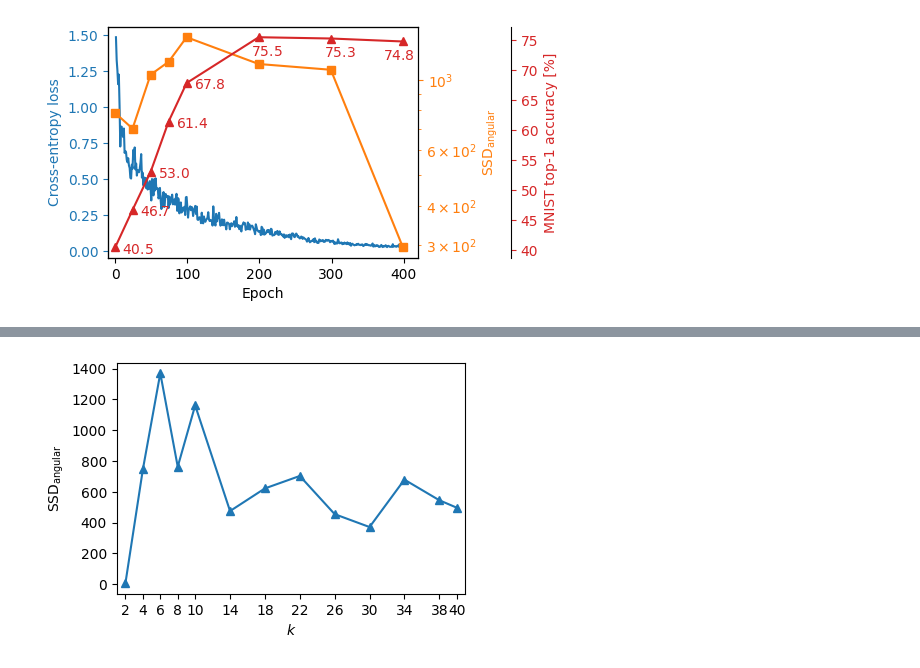
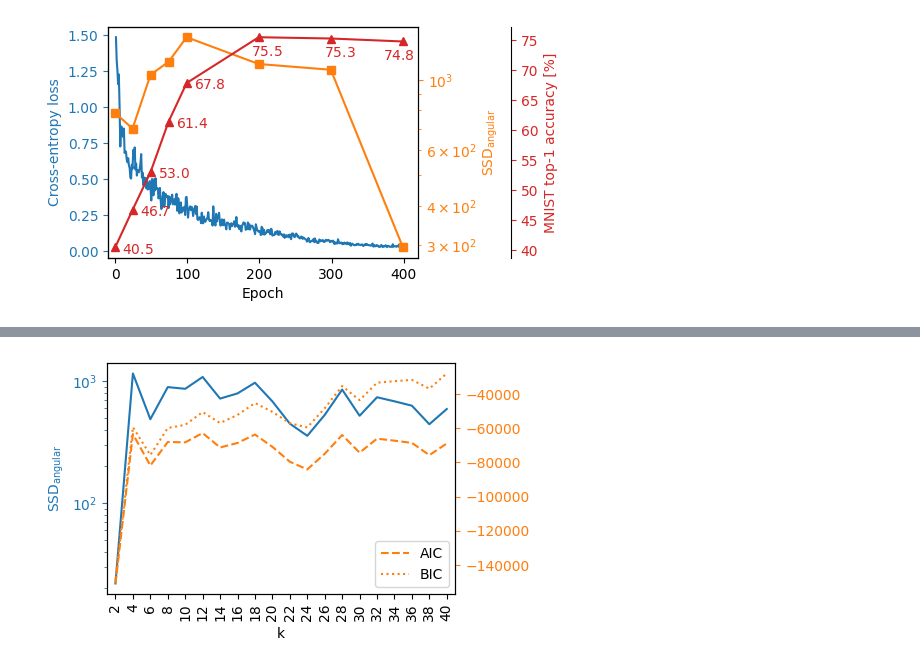
Before and after one commit to 4castRenewables/maelstrom-a6, a Jupyter notebook: notebooks/dcv2_analysis.ipynb, the cells around one changed output, grey strips where cells are left out. Saved outputs shown, nothing was run; the diff lists cells and outputs as text; code cells hidden in the pictures.

```diff
--- a/notebooks/dcv2_analysis.ipynb
+++ b/notebooks/dcv2_analysis.ipynb
@@ -859,7 +852,18 @@ plt.savefig(plots / "figB2.pdf", bbox_inches="tight")
 RANK 0 (LOCAL 0) - INFO - 2024-09-04 11:12:06 - 0:01:37 - /p/project/hclimrep/emmerich1/dcv2/mnist-1-node-1-gpu was chechpointed at epochs [0, 24, 49, 74, 99, 199, 299, 399, 499, 599, 699, 799]
 [0, 24, 49, 74, 99, 199, 299, 399, 499, 599, 699, 799]
 [figure]
+# %%
+import numpy as np
+
+
+def calculate_bic(n: int, ssd: float, k: int, d: int) -> float:
+    K = k * d
+    return n * np.log(ssd / n) + K * np.log(n)
+
+def calculate_aic(n: int, ssd: float, k: int, d: int) -> float:
+    K = k * d
+    return n * np.log(ssd / n) + 2 * K
 # %%
-epoch_index = 20
+epoch_index = -1
 print([epochs[epoch_index] for epochs, _, _, _ in ssds_six_crops.values()])
 # %% [output]
@@ -866,0 +871,4 @@ print([epochs[epoch_index] for epochs, _, _, _ in ssds_six_crops.values()])
+# %%
+bics = [calculate_bic(n=r.embeddings[epoch_index].shape[0], ssd=s[epoch_index], k=k, d=r.embeddings[epoch_index].shape[1]) for k, (_, _, s, r) in ssds_six_crops.items()]
+aics = [calculate_aic(n=r.embeddings[epoch_index].shape[0], ssd=s[epoch_index], k=k, d=r.embeddings[epoch_index].shape[1]) for k, (_, _, s, r) in ssds_six_crops.items()]
+bics, aics
@@ -868,45 +894,75 @@ print([epochs[epoch_index] for epochs, _, _, _ in ssds_six_crops.values()])
 ncols = 1
 nrows = 1
 fig, ax = plt.subplots(
     figsize=(4.5 * ncols, 3 * nrows),
     nrows=nrows,
     ncols=ncols,
     sharex=False,
     sharey=False,
 )
 
 colors = iter(_colors.create_colors_for_labels(ks))
 
 x = list(ssds_six_crops.keys())
-y = list(ssd_mean[epoch_index] for _, _, ssd_mean, _ in ssds_six_crops.values())
+y = [ssd_mean[epoch_index] for _, _, ssd_mean, _ in ssds_six_crops.values()]
 
+ax_color = "tab:blue"
 ax.plot(
     x,
     y,
-    marker="^",
+    #marker="^",
+    color=ax_color,
+)
+ax.set_ylabel("$\mathrm{SSD}_{\mathrm{angular}}$", color=ax_color)
+
+# Plot the AIC
+ax_aic_color = "tab:orange"
+ax_aic = ax.twinx()
+ssd_angular = ax_aic.plot(
+    x,
+    aics,
+    color=ax_aic_color,
+    linestyle="--",
+    label="AIC",
 )
 
-# Elbow
-# x_line = [4, 14]
-# y_line = [1300, 600]
-# ax.plot(x_line, y_line, c="gray", linestyle="--")
-# x_line = [14, 42]
-# y_line = [600, 500]
-# ax.plot(x_line, y_line, c="gray", linestyle="--")
+# Plot the BIC
+ax_bic_color = ax_aic_color
+ax_bic = ax_aic
+ax_bic.plot(
+    x,
+    bics,
+    color=ax_bic_color,
+    linestyle=":",
+    label="BIC"
+)
+
+ax_bic.legend(loc="lower right")
+for ax, color, log_scale_y in [
+    (ax, ax_color, True),
+    (ax_aic, ax_aic_color, False),
+    #(ax_bic, ax_bic_color, False),
+]:
+    # Set log scale.
+    if log_scale_y:
+        ax.set(yscale="log")
+    # Color the ticks.
+    ax.tick_params(axis="y", colors=color, which="both")
+    ax.set_xticklabels(x, rotation=90)
+    ax.set_xlabel("k")
 
 ax.set(
     xlabel="$k$",
     xticks=x,
     xticklabels=x,
-    ylabel="$\mathrm{SSD}_{\mathrm{angular}}$",
-    # yscale="log",
     # ylim=(0, 1400),
     xlim=(1, 41),
 )
 
+
 plt.savefig(plots / "fig03.pdf", bbox_inches="tight")
 # %% [output]
-[figure, old version]
+[figure, new version]
 # %%
 import pandas as pd
 import matplotlib.cm
```
Also changed, not shown: parts of 6 cells of this notebook, 3 other files.
